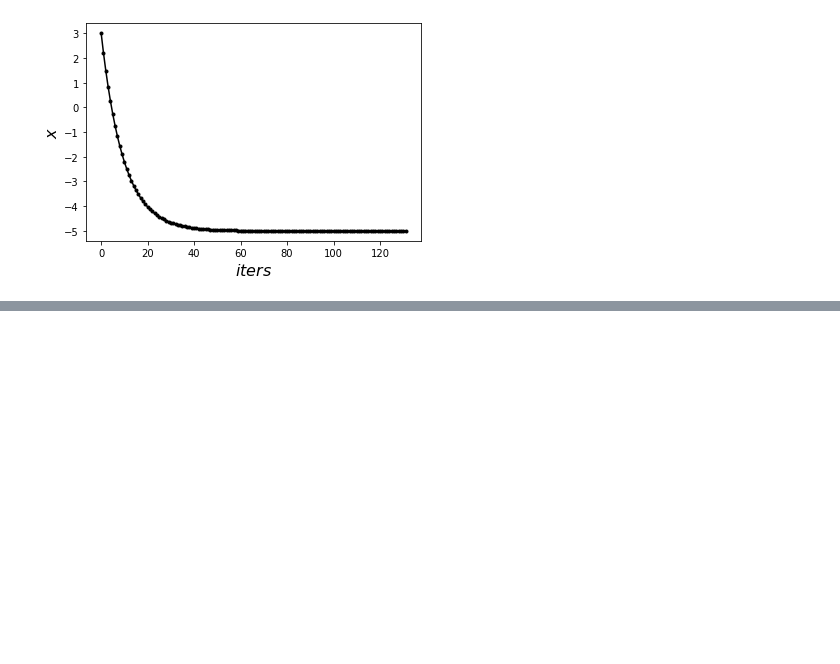
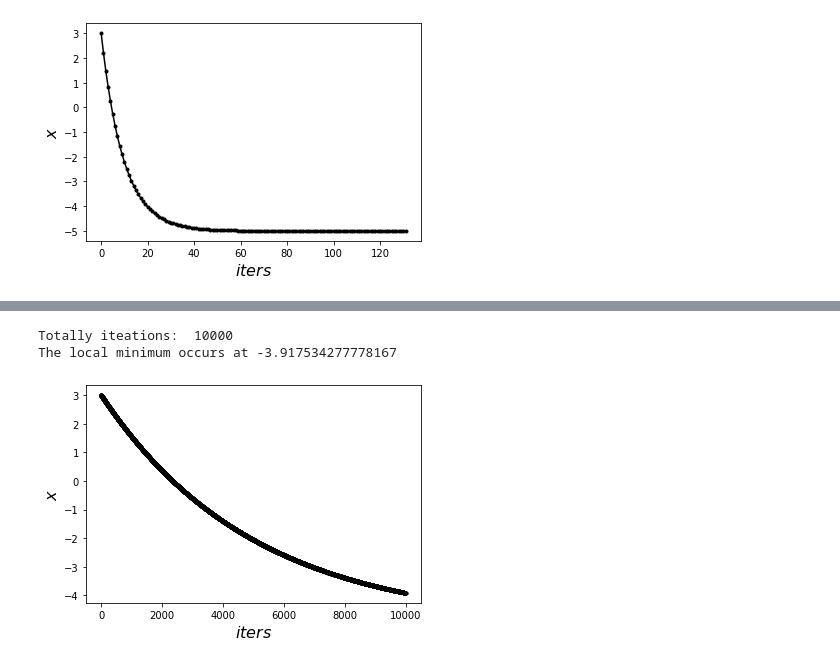
Before and after one commit to vic22981106/2nd-ML100Days, a Jupyter notebook: homework/Day_073_HW.ipynb, the cells around one changed output, grey strips where cells are left out. Saved outputs shown, nothing was run; the diff lists cells and outputs as text; code cells hidden in the pictures; blank space fills up the shorter version.

```diff
--- a/homework/Day_073_HW.ipynb
+++ b/homework/Day_073_HW.ipynb
@@ -169,3 +166,26 @@ plt.ylabel(r'$x$', fontsize=16)
 plt.show()
 # %% [output]
 [figure]
+# %%
+# experiment 4
+cur_x = 3 # The algorithm starts at x=3
+precision = 0.000001 #This tells us when to stop the algorithm
+df = lambda x: 2*(x+5) #Gradient of our function
+
+lr_4 = 0.0001 # Learning rate
+max_iters = 10000 # maximum number of iterations
+iters = 0 #iteration counter
+previous_step_size = 1 # initial step size
+
+iters_history_4 = [iters] # list for plotting later
+x_history_4 = [cur_x] # list for plotting later
+# %%
+while previous_step_size > precision and iters < max_iters:
+    prev_x = cur_x #Store current x value in prev_x
+    cur_x = cur_x - lr_4 * df(prev_x) #Gradient descent
+    previous_step_size = abs(cur_x - prev_x) # 取較大的值, Change in x
+    iters = iters+1 #iteration count
+    print("Iteration",iters,"\nX value is",cur_x) #Print iterations
+     # Store parameters for plotting
+    iters_history_4.append(iters)
+    x_history_4.append(cur_x)
@@ -171,0 +210,14 @@ plt.show()
+# %%
+print("Totally iteations: ", iters)
+print("The local minimum occurs at", cur_x)
+# %% [output]
+Totally iteations:  10000
+The local minimum occurs at -3.917534277778167
+# %%
+# plotting
+plt.plot(iters_history_4, x_history_4, 'o-', ms=3, lw=1.5, color='black')
+plt.xlabel(r'$iters$', fontsize=16)
+plt.ylabel(r'$x$', fontsize=16)
+plt.show()
+# %% [output]
+[figure, added]
```
Also changed, not shown: parts of 7 cells of this notebook.
